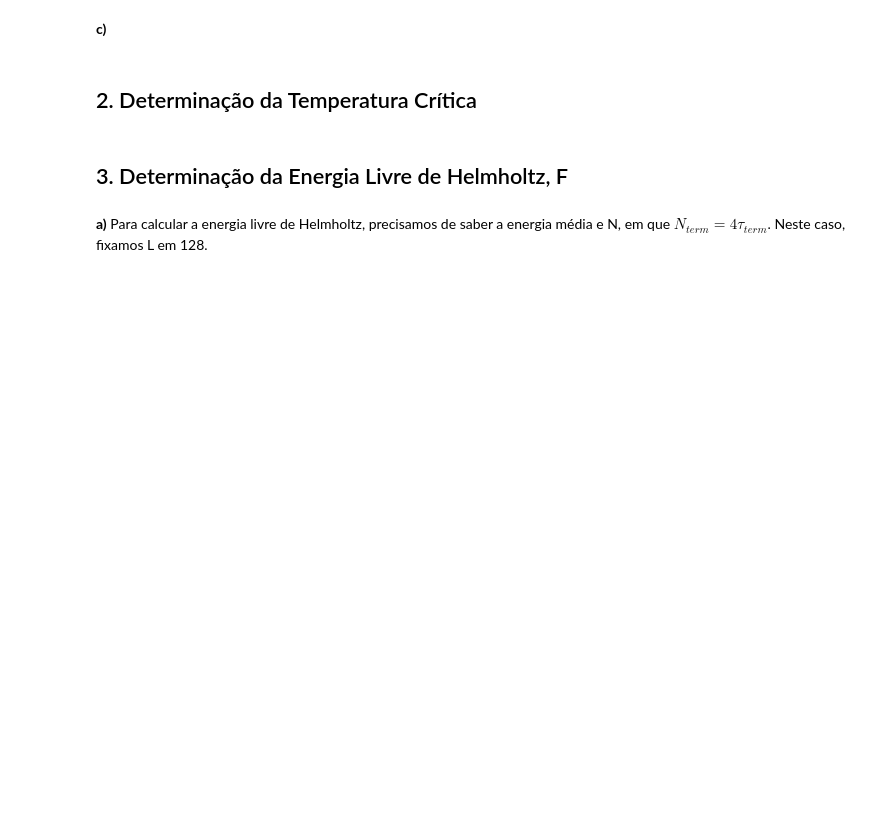
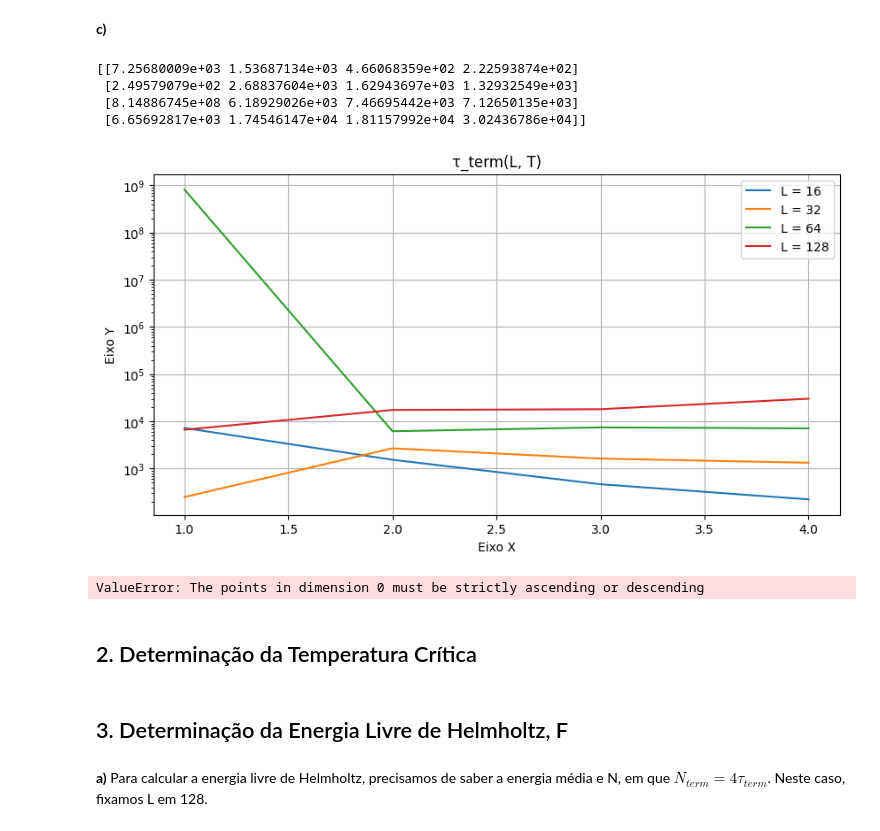
Before and after one commit to RafaelFernandesIST/FC_Grupo22, a Jupyter notebook: Projeto_1/projeto_1.ipynb, the cells around one changed output. Drawn from its saved outputs; the diff is of its cells as text; code cells hidden in the pictures; blank space fills up the shorter version.

Commit message:
1 c) (a interpolação ainda não está feita)

```diff
--- a/Projeto_1/projeto_1.ipynb
+++ b/Projeto_1/projeto_1.ipynb
@@ -163,5 +183,31 @@ for (L, T), params in fit_results.items():
 # %% [markdown]
 **c)**
+# %%
+tau_array = np.array([[(fit_results[l, t]['tau'])  for t in T_array] for l in L_array])
+
+print(tau_array)
+
+plt.figure(figsize=(10, 5)) # tamanho da figura
+
+for i in range(len(L_array)):
+    plt.plot(T_array, tau_array[i,], label=f'L = {L_array[i]}') # plotando a função seno
+
+plt.title(f'τ_term(L, T)') # título do gráfico
+plt.yscale('log')
+plt.xlabel('Eixo X') # rótulo do eixo x
+plt.ylabel('Eixo Y') # rótulo do eixo y
+plt.legend() # legenda
+plt.grid() # grelha
+plt.show() # mostrando o gráfico
+
+tau_interpol = RegularGridInterpolator(np.meshgrid(L_array, T_array), tau_array, "cubic")
+# %% [output]
+[[7.25680009e+03 1.53687134e+03 4.66068359e+02 2.22593874e+02]
+ [2.49579079e+02 2.68837604e+03 1.62943697e+03 1.32932549e+03]
+ [8.14886745e+08 6.18929026e+03 7.46695442e+03 7.12650135e+03]
+ [6.65692817e+03 1.74546147e+04 1.81157992e+04 3.02436786e+04]]
+[figure, added]
+ValueError: The points in dimension 0 must be strictly ascending or descending
 # %% [markdown]
 ## 2. Determinação da Temperatura Crítica
 # %%
```
Also changed, not shown: parts of 3 cells of this notebook.
